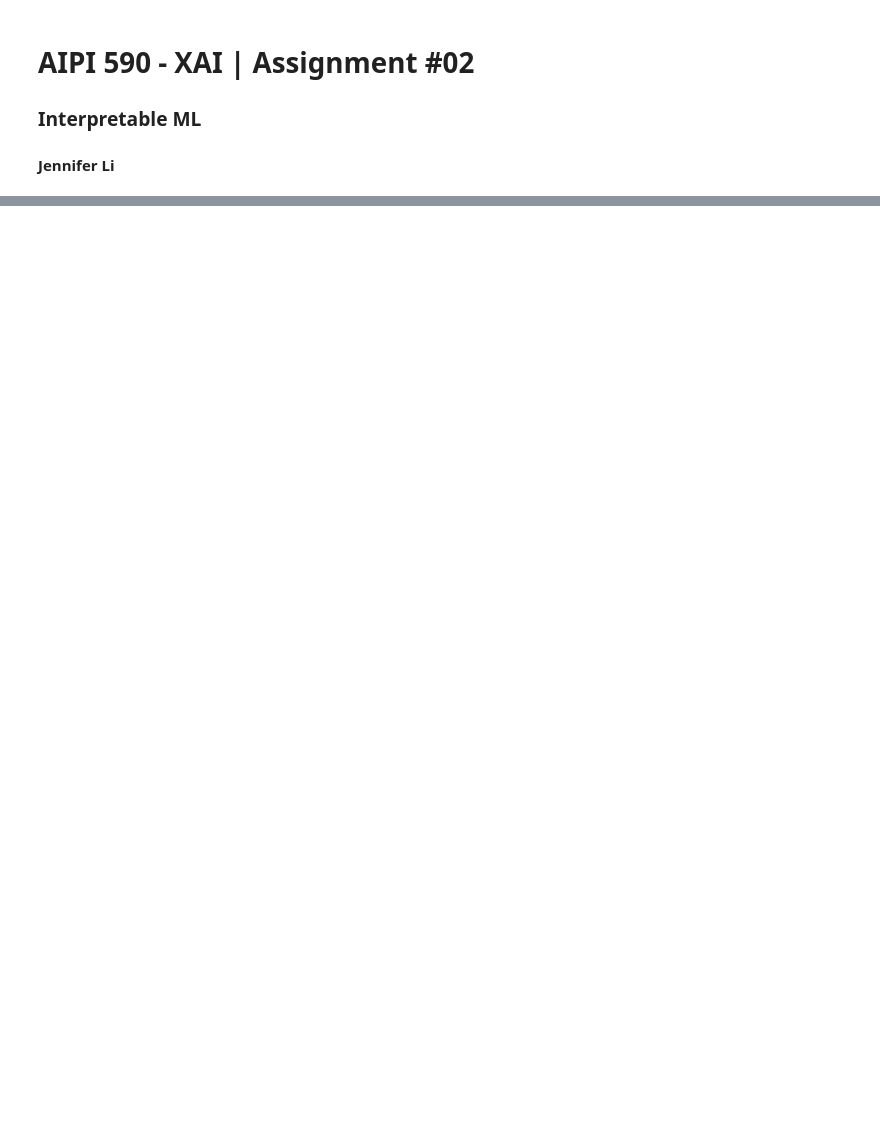
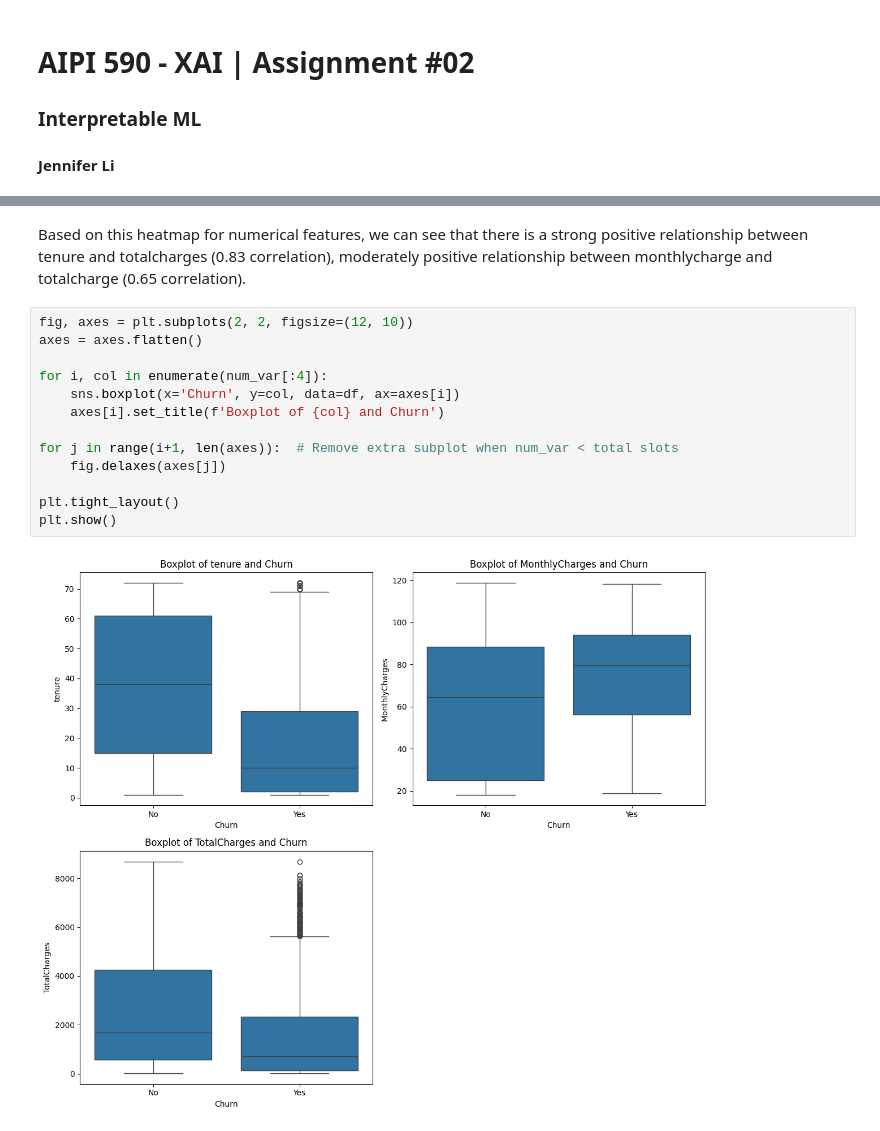
Before and after one commit to Jenniferli6/XAI_Interpretable_ML, a Jupyter notebook: XAI_Interpretable_ML.ipynb, the cells around one changed output, grey strips where cells are left out. Drawn from its saved outputs; the diff is of its cells as text; blank space fills up the shorter version.

```diff
--- a/XAI_Interpretable_ML.ipynb
+++ b/XAI_Interpretable_ML.ipynb
@@ -56,0 +332,17 @@ userdata.get('secretName')
+# %% [markdown]
+Based on this heatmap for numerical features, we can see that there is a strong positive relationship between tenure and totalcharges (0.83 correlation), moderately positive relationship between monthlycharge and totalcharge (0.65 correlation).
+# %%
+fig, axes = plt.subplots(2, 2, figsize=(12, 10))
+axes = axes.flatten()
+
+for i, col in enumerate(num_var[:4]):
+    sns.boxplot(x='Churn', y=col, data=df, ax=axes[i])
+    axes[i].set_title(f'Boxplot of {col} and Churn')
+
+for j in range(i+1, len(axes)):  # Remove extra subplot when num_var < total slots
+    fig.delaxes(axes[j])
+
+plt.tight_layout()
+plt.show()
+# %% [output]
+[figure, added]
```
Also changed, not shown: parts of 114 cells of this notebook.
